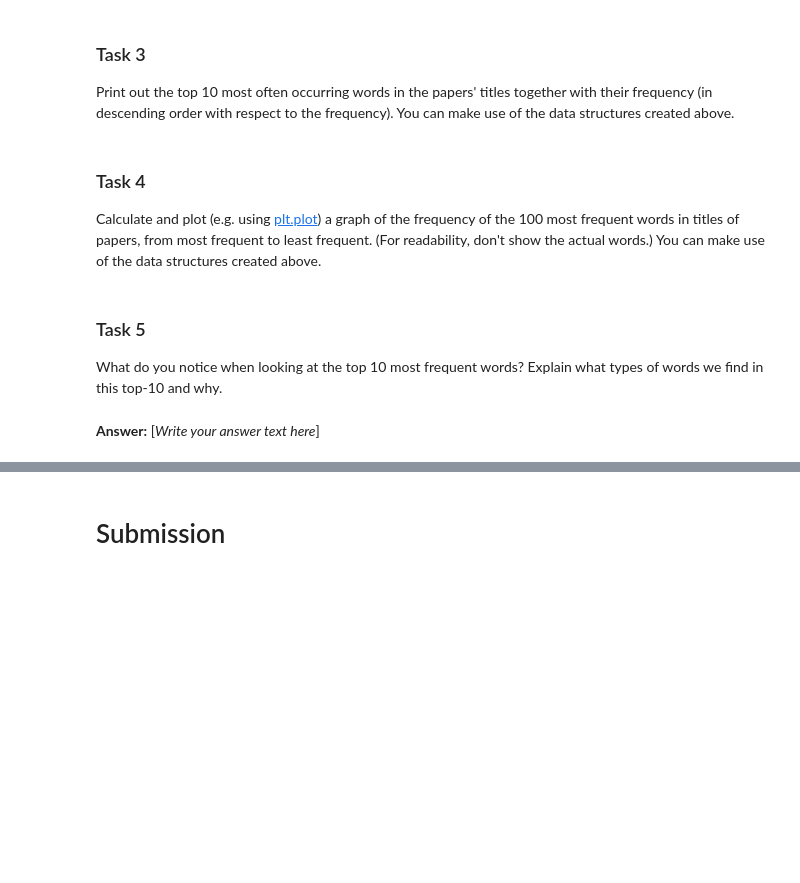
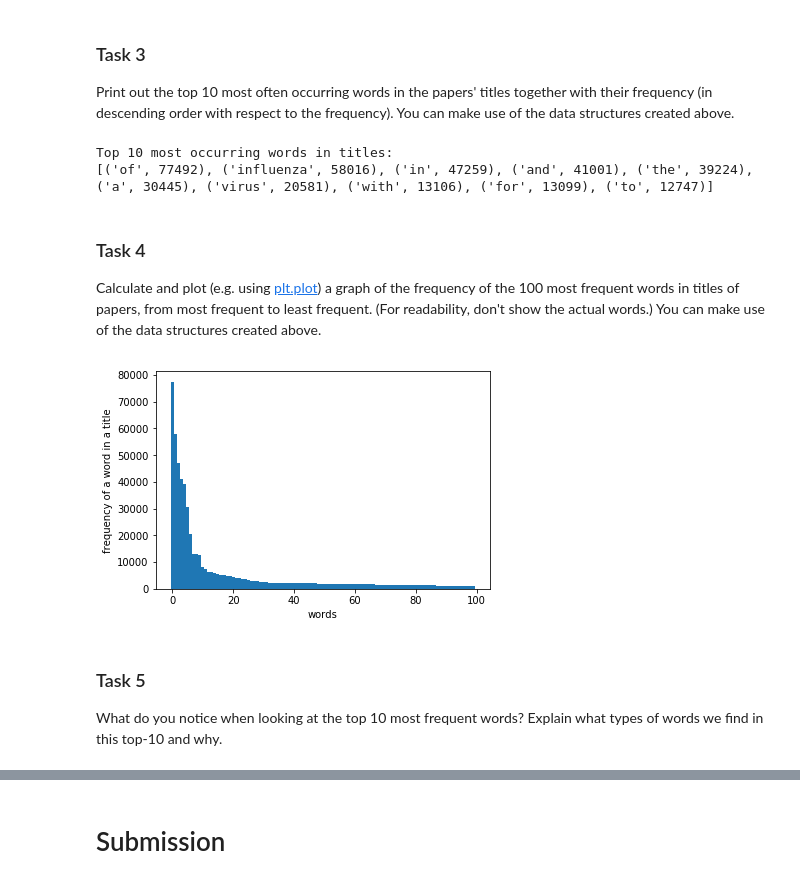
Before and after one commit to iMylene/IR2018, a Jupyter notebook: 01_inspecting.ipynb, the cells around one changed output, grey strips where cells are left out. Drawn from its saved outputs; the diff is of its cells as text; code cells hidden in the pictures; blank space fills up the shorter version.

```diff
--- a/01_inspecting.ipynb
+++ b/01_inspecting.ipynb
@@ -185,3 +185,9 @@ Print out the top 10 most often occurring words in the papers' titles together w
+# %%
+print('Top 10 most occurring words in titles:')
+print(sorted(word_counts.items(), key=lambda i:i[1], reverse=True)[:10])
+# %% [output]
+Top 10 most occurring words in titles:
+[('of', 77492), ('influenza', 58016), ('in', 47259), ('and', 41001), ('the', 39224), ('a', 30445), ('virus', 20581), ('with', 13106), ('for', 13099), ('to', 12747)]
 # %% [markdown]
 ### Task 4
 
@@ -191,6 +195,10 @@ Calculate and plot (e.g. using [plt.plot](http://matplotlib.org/api/pyplot_api.h
+# %%
+plt.bar(x=range(100), height=sorted(word_counts.values(), reverse=True)[:100], width=1.0);
+plt.xlabel('words');
+plt.ylabel('frequency of a word in a title');
+# %% [output]
+[figure, added]
 # %% [markdown]
 ### Task 5
 
 What do you notice when looking at the top 10 most frequent words? Explain what types of words we find in this top-10 and why.
-# %% [markdown]
-**Answer:** [_Write your answer text here_]
```
Also changed, not shown: parts of 6 cells of this notebook.
